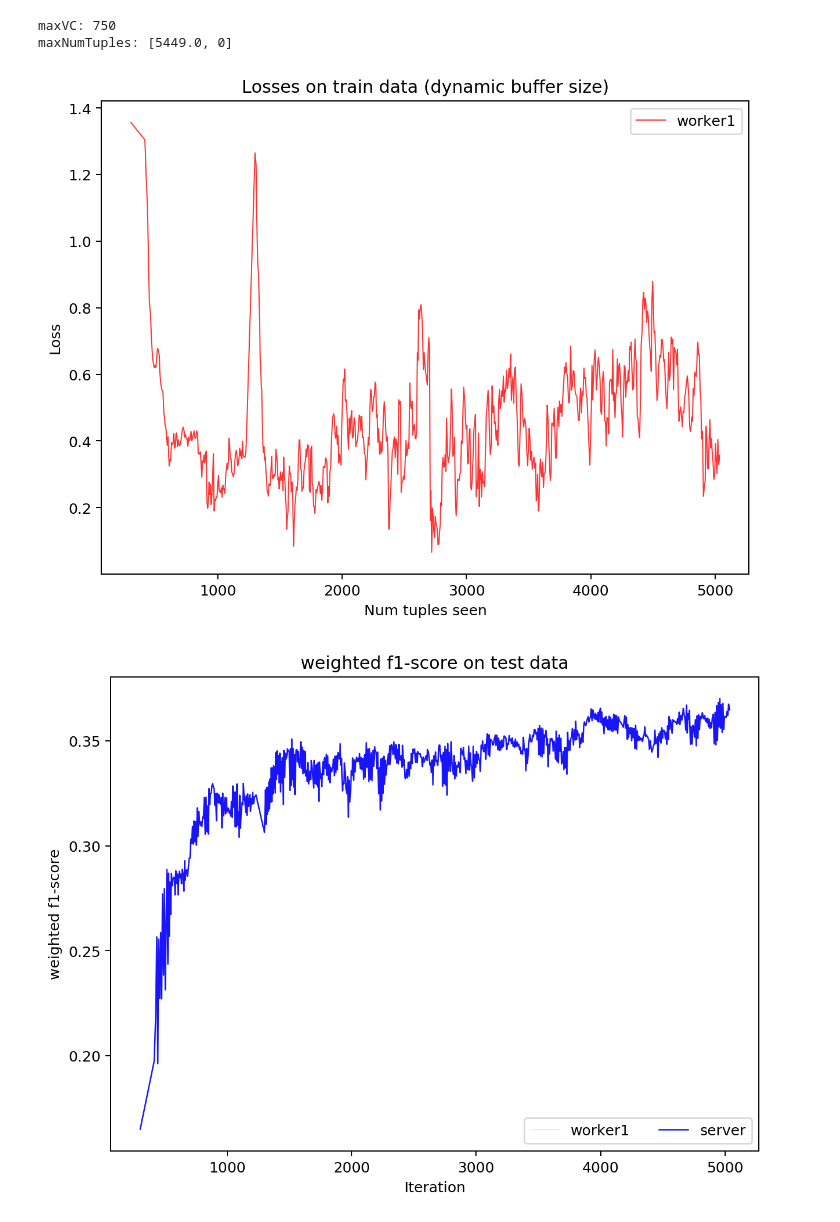
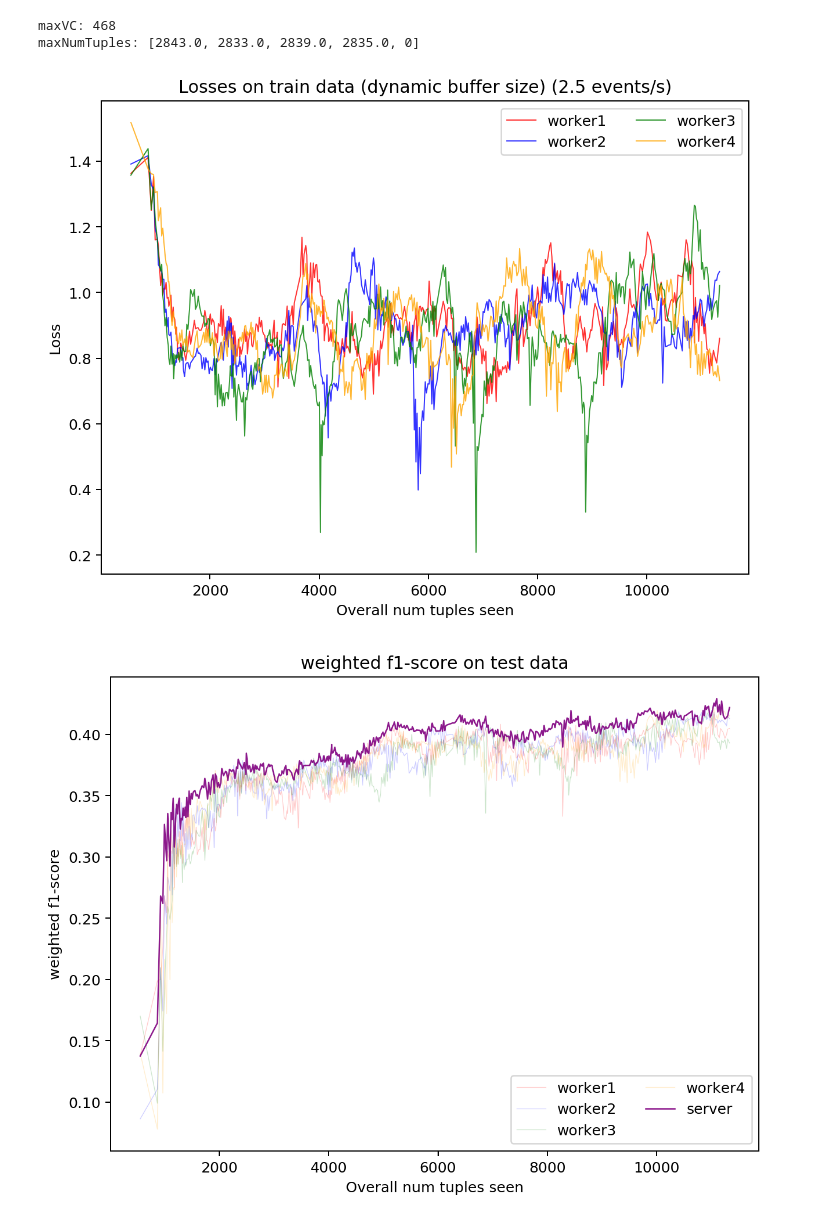
Before and after one commit to mschroederi/Parameter-Server-Architecture-On-Apache-Kafka, a Jupyter notebook: evaluation/plot-generation.ipynb, the cells around one changed output. Drawn from its saved outputs; the diff is of its cells as text; code cells hidden in the pictures.

```diff
--- a/evaluation/plot-generation.ipynb
+++ b/evaluation/plot-generation.ipynb
@@ -2,7 +2,7 @@
 import pandas as pd
 import numpy as np
 
-prefix = './logs/single-worker_500tps_'
+prefix = './logs/4-workers_2-5tps_'
 #prefix = '../'
 df = pd.concat([pd.read_csv(prefix+'logs-server.csv', sep=';'), pd.read_csv(prefix+'logs-worker.csv', sep=';')])
 # %%
@@ -17,5 +17,5 @@ df.sample(5)
 # %%
-numPartitions = 1
+numPartitions = 4
 # %%
 df.loc[df['partition'] == -1, 'partition'] = numPartitions
 numPartitions = numPartitions + 1
@@ -29,13 +29,13 @@ for p in range(numPartitions):
     maxNumTuplesWithinPartition = max(df[df['partition'] == p]['numTuplesSeen'])
     maxNumTuples[p] = max(maxNumTuples[p], maxNumTuplesWithinPartition)
 maxVC = min(maxVC)
-maxVC = 750
+#maxVC = 55
 print('maxVC: ' + str(maxVC))
 
 print('maxNumTuples: ' + str(maxNumTuples))
 # %% [output]
-maxVC: 750
-maxNumTuples: [5449.0, 0]
+maxVC: 468
+maxNumTuples: [2843.0, 2833.0, 2839.0, 2835.0, 0]
 # %%
 df = df[df['vectorClock'] <= maxVC].reset_index().sort_values('vectorClock')
 # %%
@@ -57,44 +57,45 @@ for p in range(numPartitions):
 
         if p < numPartitions - 1: #worker
             sumNumTuplesSeen[vc] += row['numTuplesSeen']
-            data['numTuplesSeen'+str(p)] += [row['numTuplesSeen']]
-        else: #server
-            avgNumTuplesPerPartition = int(sumNumTuplesSeen[vc] / (numPartitions-1))
-            data['numTuplesSeen'+str(p)] += [avgNumTuplesPerPartition]
+        else: #server -> seen all worker's data
+            data['numTuplesSeen'+str(p)] += [sumNumTuplesSeen[vc]]
+
+            for workerPartition in range(numPartitions - 1):
+                data['numTuplesSeen'+str(workerPartition)] += [sumNumTuplesSeen[vc]]
 # %%
 data = pd.DataFrame(data)
 # %%
 import pandas as pd
 import matplotlib.pyplot as plt
 from matplotlib.pyplot import figure, ylim
 
 figure(num=None, figsize=(8, 6), dpi=180, facecolor='w', edgecolor='k')
 plt.rcParams['lines.linewidth'] = 2
 plt.rcParams['lines.color'] = 'r'
 
 data['x'] = [i for i in range(len(data))]
 
 # create a color palette
 palette = ['red', 'blue', 'green', 'orange', 'purple']
 
 for i in range(numPartitions - 1):
     colY = 'loss' + str(i)
     colX = 'numTuplesSeen' + str(i)
 
     isServerPartition = i == numPartitions - 1
     alpha = 0.8
     label = 'server' if isServerPartition else 'worker'+str(i+1)
     linewidth = 0.8
     plt.plot(data[colX], data[colY], marker='', color=palette[i], linewidth=linewidth, alpha=alpha, label=label)
 
 #ylim(0, 1e-4)
-plt.title('Losses on train data (dynamic buffer size)')
+plt.title('Losses on train data (dynamic buffer size) (2.5 events/s)')
 plt.ylabel('Loss')
-plt.xlabel('Num tuples seen')
+plt.xlabel('Overall num tuples seen')
 plt.legend(loc=1, ncol=2)
 plt.show()
 # %% [output]
-[figure, old version]
+[figure, new version]
 # %%
 import pandas as pd
 import matplotlib.pyplot as plt
@@ -122,11 +123,11 @@ for i in range(numPartitions):
 #ylim(0, 1e-4)
 plt.title('weighted f1-score on test data')
 plt.ylabel('weighted f1-score')
-plt.xlabel('Iteration')
+plt.xlabel('Overall num tuples seen')
 plt.legend(loc=4, ncol=2)
 plt.show()
 # %% [output]
-[figure, old version]
+[figure, new version]
 # %%
 import pandas as pd
 import matplotlib.pyplot as plt
```
Also changed, not shown: parts of 2 cells of this notebook, 4 other files.
